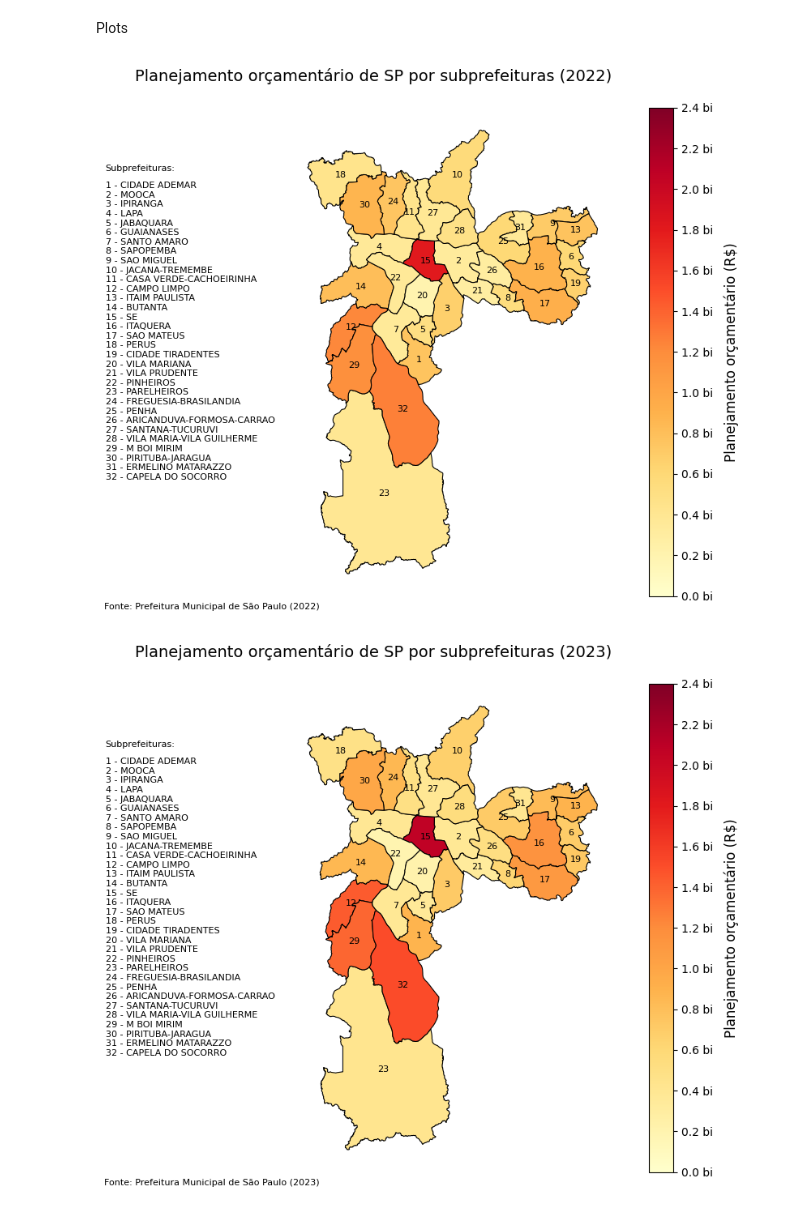
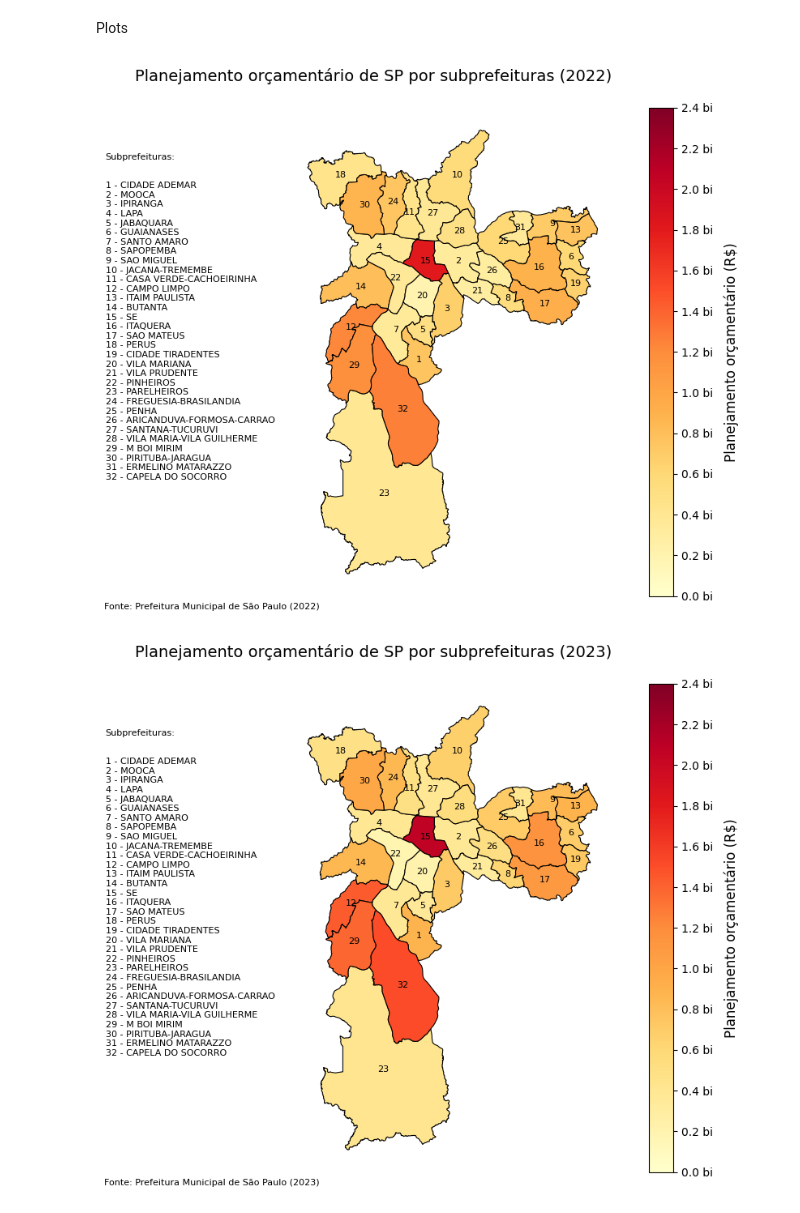
Before and after one commit to caiodurazzo/melhores_praticas_estagio, a Jupyter notebook: 08_visualizacao_dados_mapas.ipynb, the cells around one changed output. Saved outputs shown, nothing was run; the diff lists cells and outputs as text; code cells hidden in the pictures.

Commit message:
visualizacao

```diff
--- a/08_visualizacao_dados_mapas.ipynb
+++ b/08_visualizacao_dados_mapas.ipynb
@@ -67,35 +67,35 @@ for idx, row in gdf_mapa.iterrows():
 
 tabela_subprefs = gdf_mapa.reset_index()[["index", "nm_subpref"]]
 
 tabela_subprefs["index"] = tabela_subprefs["index"] + 1
 
 tabela_subprefs = tabela_subprefs.sort_values("index")
 
 tabela_texto = [f'{int(row["index"])} - {row["nm_subpref"]}' for _, row in tabela_subprefs.iterrows()]
 
 tabela_str = "\n".join(tabela_texto)
 
-plt.figtext(0.1, 0.78, "Subprefeituras:", fontsize = 8, ha = "left", va = "bottom")
+plt.figtext(0.1, 0.8, "Subprefeituras:", fontsize = 8, ha = "left", va = "bottom")
 
 plt.figtext(0.1, 0.5, tabela_str, fontsize = 8, ha = "left", va = "center")
 
 pos = ax.get_position()
 
 ax.set_position([pos.x0 - -0.37, pos.y0, pos.width, pos.height])
 
 plt.figtext(0.32, 0.01,
             "Fonte: Prefeitura Municipal de São Paulo (2022)",
             ha = "right", fontsize = 8)
 
 ax.axis("off")
 
 plt.tight_layout()
 
 plt.show()
 
 save_graph(fig, "mapa_ppa_2022.png")
 # %% [output]
-[figure, old version]
+[figure, new version]
 # %%
 fig, ax = plt.subplots(1, 1, figsize = (12, 7))
 
@@ -139,7 +139,7 @@ tabela_texto = [f'{int(row["index"])} - {row["nm_subpref"]}' for _, row in tabel
 
 tabela_str = "\n".join(tabela_texto)
 
-plt.figtext(0.1, 0.78, "Subprefeituras:", fontsize = 8, ha = "left", va = "bottom")
+plt.figtext(0.1, 0.8, "Subprefeituras:", fontsize = 8, ha = "left", va = "bottom")
 
 plt.figtext(0.1, 0.5, tabela_str, fontsize = 8, ha = "left", va = "center")
 
@@ -159,7 +159,7 @@ plt.show()
 
 save_graph(fig, "mapa_ppa_2023.png")
 # %% [output]
-[figure, old version]
+[figure, new version]
 # %%
 fig, ax = plt.subplots(1, 1, figsize = (12, 7))
 
```
Also changed, not shown: parts of 3 cells of this notebook, 5 other files.
